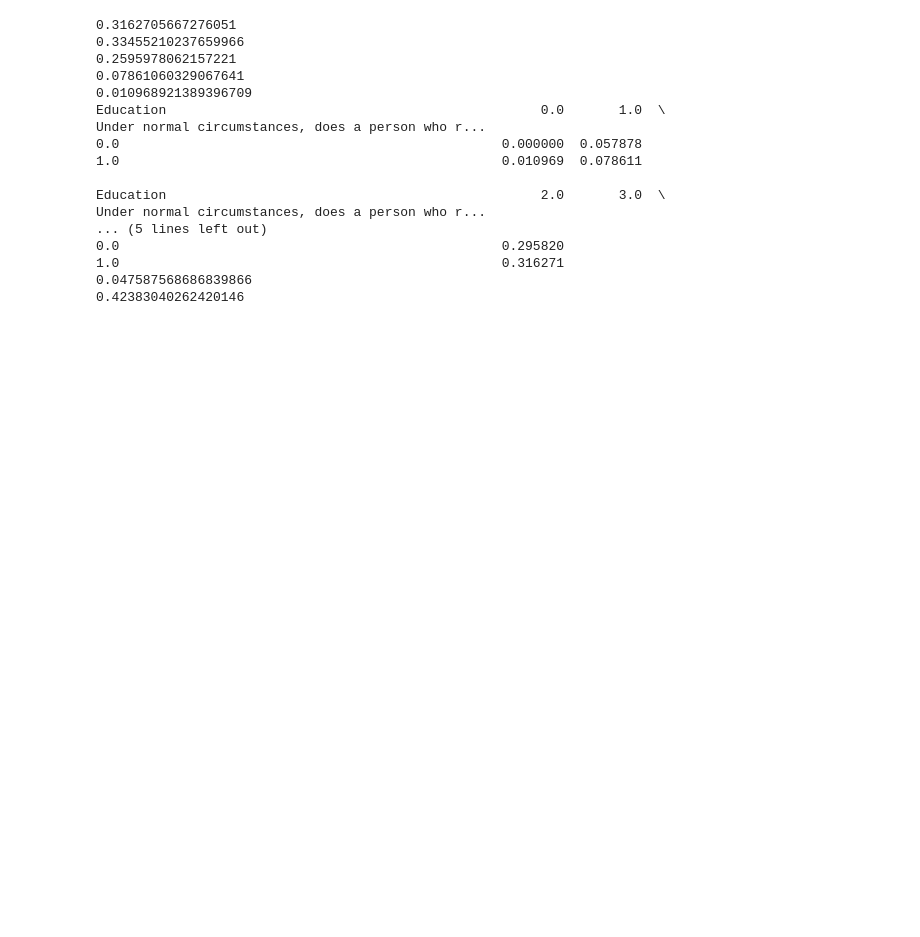
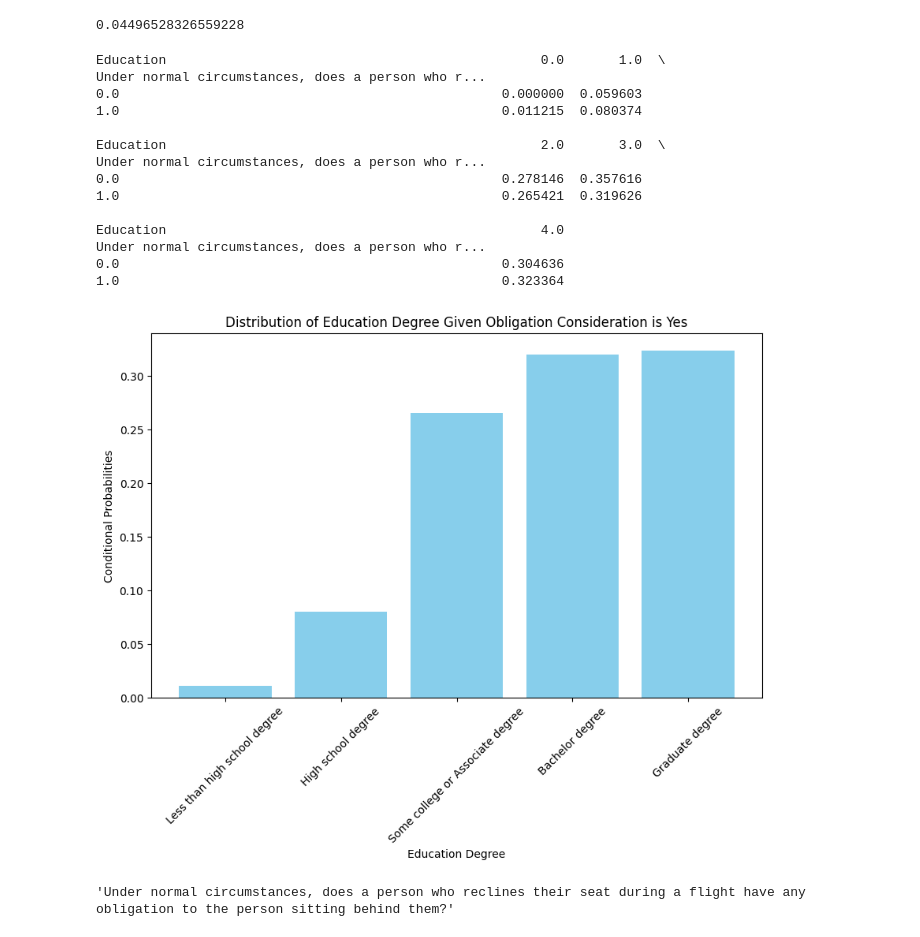
Before and after one commit to mloenker/flying-etiquette-data-lit, a Jupyter notebook: probabilities.ipynb, the cells around one changed output. Cells and saved outputs as stored; diff of their text form; code cells hidden in the pictures; blank space fills up the shorter version.

Commit message:
added plotting func

```diff
--- a/probabilities.ipynb
+++ b/probabilities.ipynb
@@ -5,7 +5,7 @@ import matplotlib.pyplot as plt
 import seaborn as sns
 from scipy.stats import chi2_contingency
 
-df = pd.read_csv('coded_final.csv')
+df = pd.read_csv('coded.csv')
 def calculate_conditional_probability_for_category(df, condition_column, condition_value, event_column, event_value):
     """
     Calculate conditional probability for a specific category in the condition column given the event column.
@@ -26,11 +26,7 @@ def calculate_conditional_probability_for_category(df, condition_column, conditi
     conditional_probability = event_and_condition_occurrences / condition_occurrences
     return conditional_probability
 
-print(calculate_conditional_probability_for_category(df, "Under normal circumstances, does a person who reclines their seat during a flight have any obligation to the person sitting behind them?", 1, "Education", 4))
-print(calculate_conditional_probability_for_category(df, "Under normal circumstances, does a person who reclines their seat during a flight have any obligation to the person sitting behind them?", 1, "Education", 3))
-print(calculate_conditional_probability_for_category(df, "Under normal circumstances, does a person who reclines their seat during a flight have any obligation to the person sitting behind them?", 1, "Education", 2))
-print(calculate_conditional_probability_for_category(df, "Under normal circumstances, does a person who reclines their seat during a flight have any obligation to the person sitting behind them?", 1, "Education", 1))
-print(calculate_conditional_probability_for_category(df, "Under normal circumstances, does a person who reclines their seat during a flight have any obligation to the person sitting behind them?", 1, "Education", 0))
+
 
 def calculate_conditional_probability(df, condition_column, event_column):
     # Group by the condition column and calculate the conditional probabilities
@@ -41,8 +37,7 @@ def calculate_conditional_probability(df, condition_column, event_column):
 
     return probabilities
 
-education_obligation = calculate_conditional_probability(df, "Under normal circumstances, does a person who reclines their seat during a flight have any obligation to the person sitting behind them?", "Education")
-print(education_obligation)
+
 
 def cramers_v(df, x, y):
     confusion_matrix = pd.crosstab(df[x], df[y])
@@ -60,23 +55,49 @@ def cramers_v(df, x, y):
 
 cramers_v_education_obligation = cramers_v(df, "Education", "Under normal circumstances, does a person who reclines their seat during a flight have any obligation to the person sitting behind them?")
 print(cramers_v_education_obligation)
-cramers_v_recline_ruderecline = cramers_v(df, "Is itrude to recline your seat on a plane?", "Do you ever recline your seat when you fly?")
-print(cramers_v_recline_ruderecline)
 # %% [output]
-0.3162705667276051
-0.33455210237659966
-0.2595978062157221
-0.07861060329067641
-0.010968921389396709
-Education                                                0.0       1.0  \
-Under normal circumstances, does a person who r...
-0.0                                                 0.000000  0.057878
-1.0                                                 0.010969  0.078611
-
-Education                                                2.0       3.0  \
-Under normal circumstances, does a person who r...
-... (5 lines left out)
-0.0                                                 0.295820
-1.0                                                 0.316271
-0.047587568686839866
-0.42383040262420146
+0.04496528326559228
+# %%
+# Data for the plot
+education_levels = ['Less than high school degree', 'High school degree', 'Some college or Associate degree',
+                    'Bachelor degree', 'Graduate degree']
+
+education_obligation = calculate_conditional_probability(df, "Under normal circumstances, does a person who reclines their seat during a flight have any obligation to the person sitting behind them?", "Education")
+print(education_obligation)
+
+
+# Creating the plot
+plt.figure(figsize=(10, 6))
+plt.bar(education_levels, education_obligation.loc[1.0], color='skyblue')
+
+# Adding title and labels
+plt.title("Distribution of Education Degree Given Obligation Consideration is Yes")
+plt.xlabel("Education Degree")
+plt.ylabel("Conditional Probabilities")
+
+# Rotating the x-axis labels for better readability
+plt.xticks(rotation=45)
+
+# Display the plot
+plt.show()
+# %% [output]
+Education                                                0.0       1.0  \
+Under normal circumstances, does a person who r...
+0.0                                                 0.000000  0.059603
+1.0                                                 0.011215  0.080374
+
+Education                                                2.0       3.0  \
+Under normal circumstances, does a person who r...
+0.0                                                 0.278146  0.357616
+1.0                                                 0.265421  0.319626
+
+Education                                                4.0
+Under normal circumstances, does a person who r...
+0.0                                                 0.304636
+1.0                                                 0.323364
+[figure, added]
+# %%
+from features_trans_back import features_trans_back_shortened as ftbs
+education_obligation.reset_index().columns[0]
+# %% [output]
+'Under normal circumstances, does a person who reclines their seat during a flight have any obligation to the person sitting behind them?'
```
Also changed, not shown: parts of 1 cell of this notebook, 1 other file.
